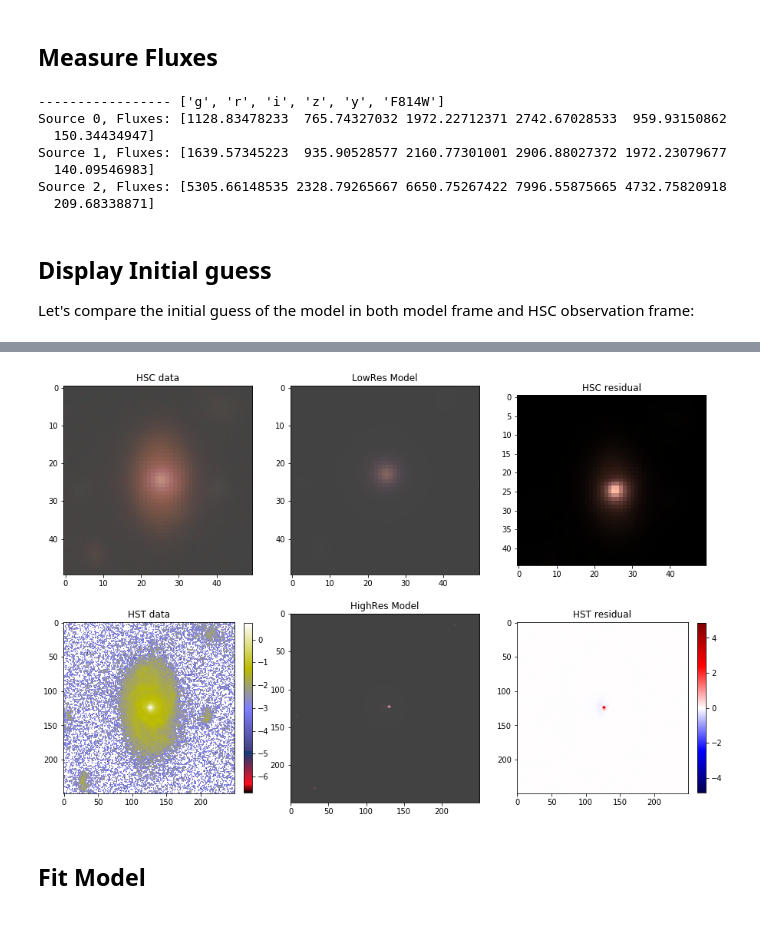
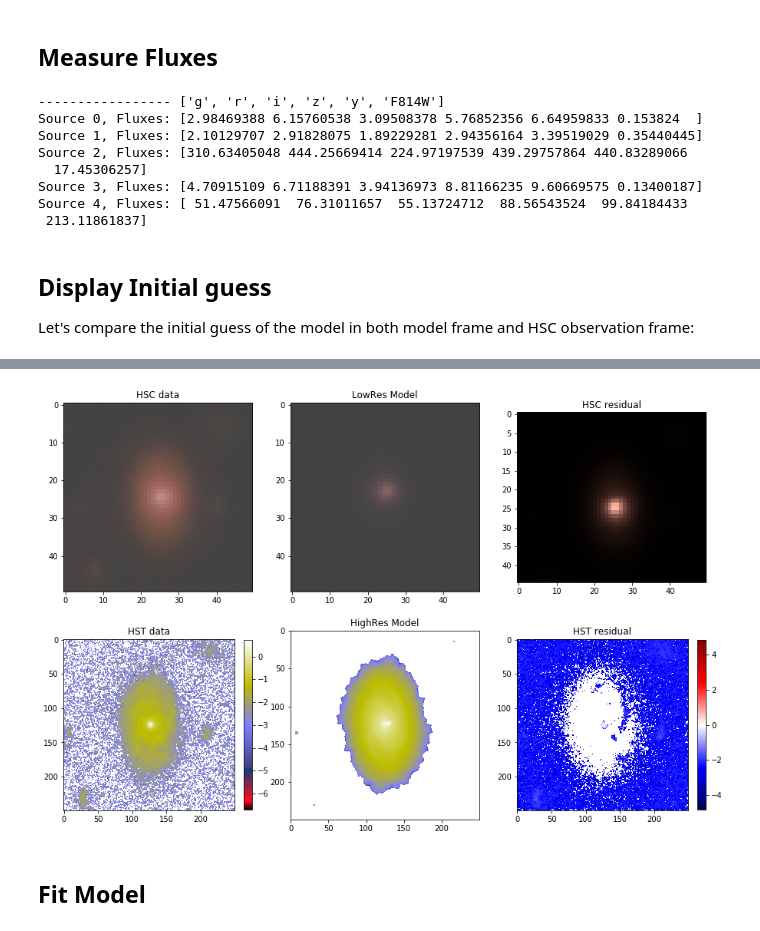
Before and after one commit to herjy/AGN_Deblending, a Jupyter notebook: Extract/multiresolution.ipynb, the cells around one changed output, grey strips where cells are left out. Saved outputs shown, nothing was run; the diff lists cells and outputs as text; code cells hidden in the pictures.

```diff
--- a/Extract/multiresolution.ipynb
+++ b/Extract/multiresolution.ipynb
@@ -46,7 +46,7 @@ We first load the HSC and HST images, swapping the byte order if necessary becau
 
 # Load the HSC Cube for hsc images
 image_number = "16"
-path_hsc = '/Users/rahim/Desktop/repo/AGN_Deblending/Extract/data/HSC_cube/'
+path_hsc = './data/HSC_cube/'
 obs_hdu = fits.open(path_hsc + image_number +'-cube_hsc_image.fits')
 data_hsc = obs_hdu[0].data.byteswap().newbyteorder()
 wcs_hsc = WCS(obs_hdu[0].header)
@@ -58,7 +58,7 @@ Np1, Np2 = psf_hsc[0].shape
 psf_hsc = scarlet.PSF(psf_hsc)
 
 # Load for HST image data one band only
-path_hst = '/Users/rahim/Desktop/repo/AGN_Deblending/Extract/data/HST_CUT/'
+path_hst = './data/HST_CUT/'
 hst_hdu = fits.open(path_hst + image_number + '-hst_cut_cosmos.fits')
 data_hst = hst_hdu[0].data
 wcs_hst = WCS(hst_hdu[0].header)
@@ -529,10 +450,8 @@ sources = [
     scarlet.PointSource(model_frame, (ra[i], dec[i]), observations)
 
                        for i in range(ra.size)]+ [Starlet_FixSED(model_frame, (raG, decG), observations,
-#
-#                            coadd=coadd,
                            bg_cutoff=bg_cutoff,
-                           min_grad = 0.1,
+                           min_grad = 0,
                         )]
 
 blend = scarlet.Blend(sources, observations)
@@ -546,12 +465,13 @@ for k, src in enumerate(sources):
     print ("Source {}, Fluxes: {}".format(k, scarlet.measure.flux(src)))
 # %% [output]
 ----------------- ['g', 'r', 'i', 'z', 'y', 'F814W']
-Source 0, Fluxes: [1128.83478233  765.74327032 1972.22712371 2742.67028533  959.93150862
-  150.34434947]
-Source 1, Fluxes: [1639.57345223  935.90528577 2160.77301001 2906.88027372 1972.23079677
-  140.09546983]
-Source 2, Fluxes: [5305.66148535 2328.79265667 6650.75267422 7996.55875665 4732.75820918
-  209.68338871]
+Source 0, Fluxes: [2.98469388 6.15760538 3.09508378 5.76852356 6.64959833 0.153824  ]
+Source 1, Fluxes: [2.10129707 2.91828075 1.89229281 2.94356164 3.39519029 0.35440445]
+Source 2, Fluxes: [310.63405048 444.25669414 224.97197539 439.29757864 440.83289066
+  17.45306257]
+Source 3, Fluxes: [4.70915109 6.71188391 3.94136973 8.81166235 9.60669575 0.13400187]
+Source 4, Fluxes: [ 51.47566091  76.31011657  55.13724712  88.56543524  99.84184433
+ 213.11861837]
 # %% [markdown]
 ## Display Initial guess
 
@@ -577,13 +497,13 @@ plt.subplot(231)
 plt.imshow(img_rgb)
 plt.title("HSC data")
 plt.subplot(235)
-plt.imshow(init_rgb)
+plt.imshow(np.log10(obs_hst.render(model)[0]))
 plt.title("HighRes Model")
 plt.subplot(232)
 plt.imshow(init_rgb_lr)
 plt.title("LowRes Model")
 plt.subplot(236)
-plt.imshow(residual_hr, cmap="seismic", vmin=-vmax, vmax=vmax)
+plt.imshow(np.log10(residual_hr), cmap="seismic", vmin=-vmax, vmax=vmax)
 plt.colorbar(fraction=.045)
 plt.title("HST residual")
 plt.subplot(233)
@@ -600,4 +520,4 @@ Wall time: 859 ms
-[figure, old version]
+[figure, new version]
 # %% [markdown]
 ## Fit Model
 # %%
```
Also changed, not shown: parts of 14 cells of this notebook, 1 other file.
